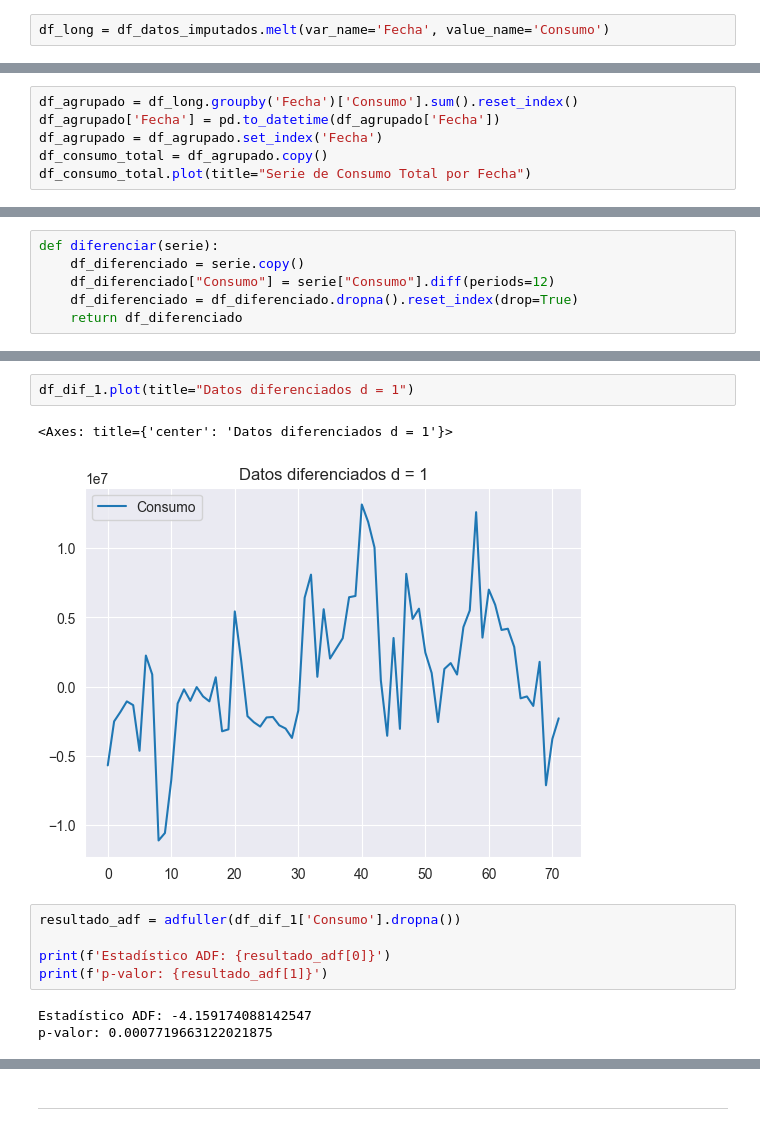
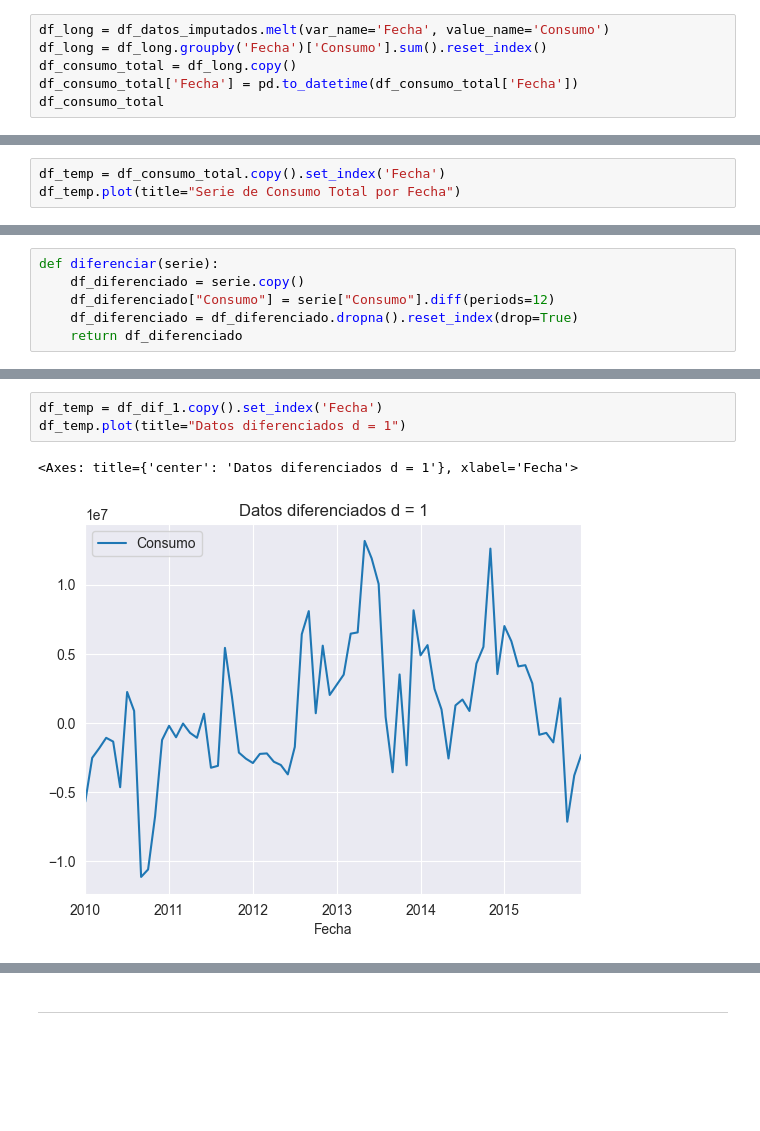
Before and after one commit to AlejandroChicaizaBMV/Proyecto_MN, a Jupyter notebook: proyecto.ipynb, the cells around one changed output, grey strips where cells are left out. Cells and saved outputs as stored; diff of their text form; blank space fills up the shorter version.

```diff
--- a/proyecto.ipynb
+++ b/proyecto.ipynb
@@ -118,3 +118,7 @@ Con los datos imputados, graficamos el consumo con respecto al tiempo.
 df_datos_imputados = pd.read_csv('./datos_imputados.csv')
 # %%
 df_long = df_datos_imputados.melt(var_name='Fecha', value_name='Consumo')
+df_long = df_long.groupby('Fecha')['Consumo'].sum().reset_index()
+df_consumo_total = df_long.copy()
+df_consumo_total['Fecha'] = pd.to_datetime(df_consumo_total['Fecha'])
+df_consumo_total
@@ -121,8 +139,5 @@ df_long = df_datos_imputados.melt(var_name='Fecha', value_name='Consumo')
 # %%
-df_agrupado = df_long.groupby('Fecha')['Consumo'].sum().reset_index()
-df_agrupado['Fecha'] = pd.to_datetime(df_agrupado['Fecha'])
-df_agrupado = df_agrupado.set_index('Fecha')
-df_consumo_total = df_agrupado.copy()
-df_consumo_total.plot(title="Serie de Consumo Total por Fecha")
+df_temp = df_consumo_total.copy().set_index('Fecha')
+df_temp.plot(title="Serie de Consumo Total por Fecha")
 # %% [output]
 <Axes: title={'center': 'Serie de Consumo Total por Fecha'}, xlabel='Fecha'>
@@ -176,13 +226,6 @@ df_dif_1
 # %%
-df_dif_1.plot(title="Datos diferenciados d = 1")
+df_temp = df_dif_1.copy().set_index('Fecha')
+df_temp.plot(title="Datos diferenciados d = 1")
 # %% [output]
-<Axes: title={'center': 'Datos diferenciados d = 1'}>
+<Axes: title={'center': 'Datos diferenciados d = 1'}, xlabel='Fecha'>
-[figure, old version]
+[figure, new version]
-# %%
-resultado_adf = adfuller(df_dif_1['Consumo'].dropna())
-
-print(f'Estadístico ADF: {resultado_adf[0]}')
-print(f'p-valor: {resultado_adf[1]}')
-# %% [output]
-Estadístico ADF: -4.159174088142547
-p-valor: 0.0007719663122021875
```
Also changed, not shown: parts of 30 cells of this notebook, 1 other file.
